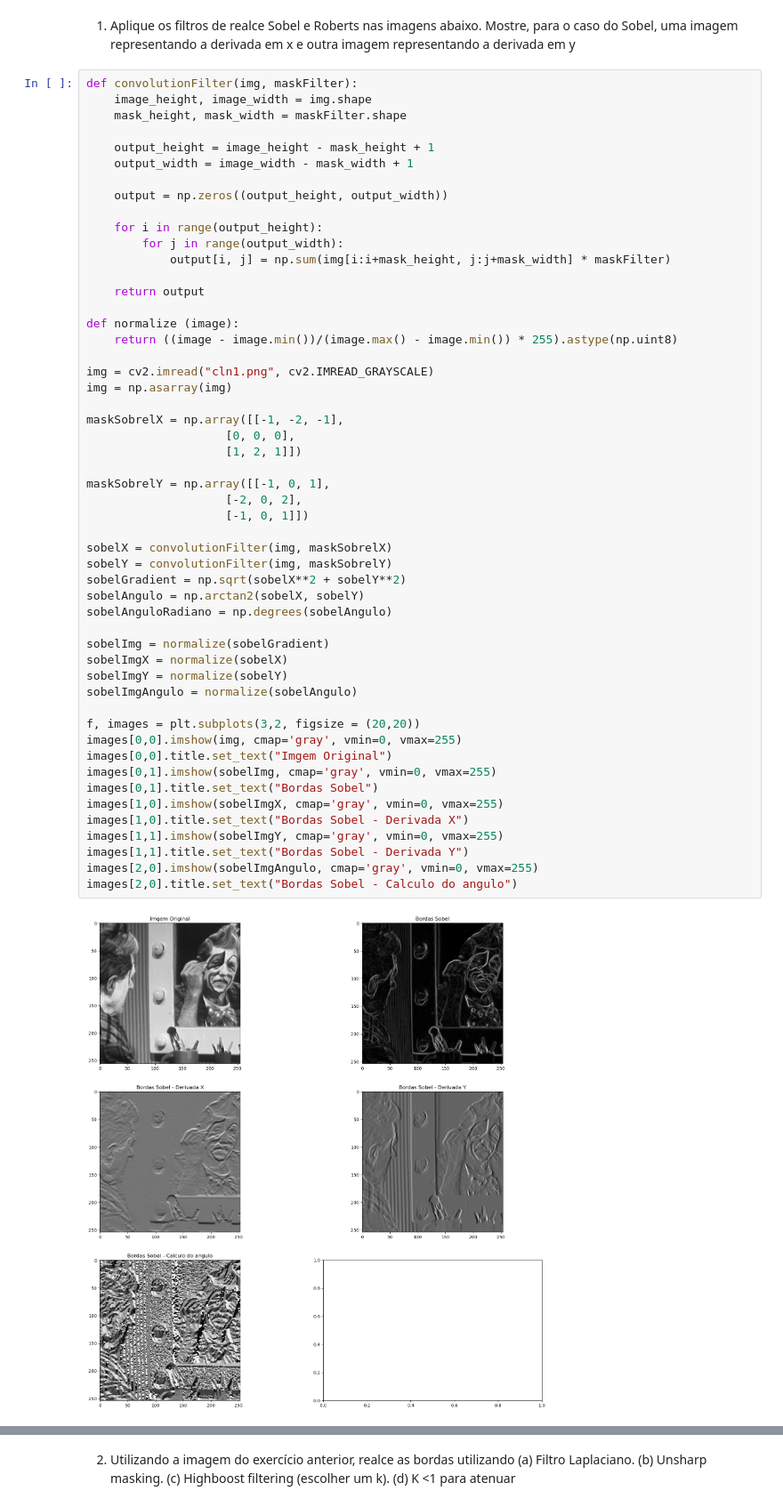
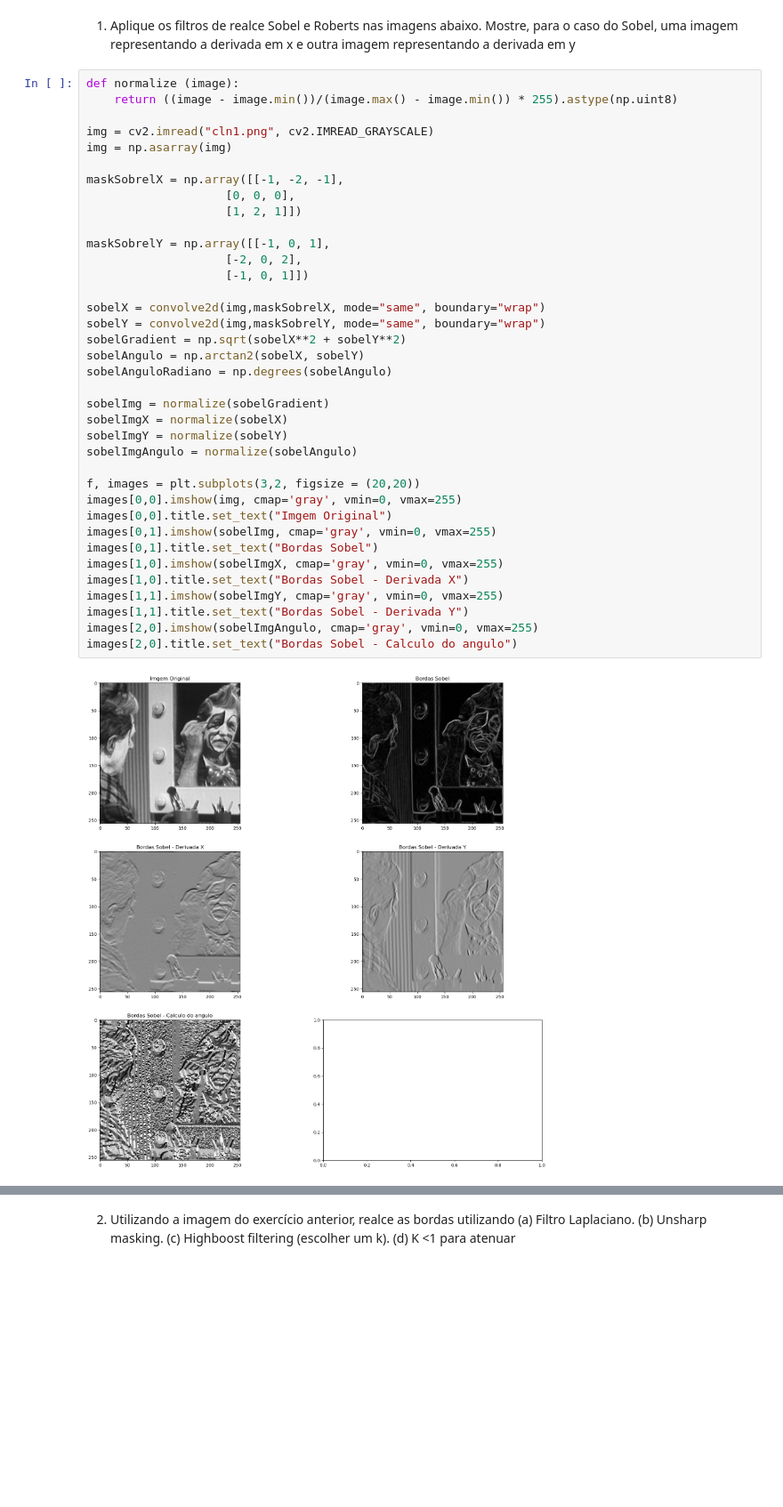
Before and after one commit to joaovtpereira/ppgco-ufu, a Jupyter notebook: Processamento Digital de Imagens/Lab05/Lab05.ipynb, the cells around one changed output, grey strips where cells are left out. Shown at 89% size. Saved outputs shown, nothing was run; the diff lists cells and outputs as text; blank space fills up the shorter version.

```diff
--- a/Processamento Digital de Imagens/Lab05/Lab05.ipynb
+++ b/Processamento Digital de Imagens/Lab05/Lab05.ipynb
@@ -10,21 +11,6 @@ import numpy as np
 # %% [markdown]
 1) Aplique os filtros de realce Sobel e Roberts nas imagens abaixo. Mostre, para o caso do Sobel, uma imagem representando a derivada em x e outra imagem representando a derivada em y
 # %%
-def convolutionFilter(img, maskFilter):
-    image_height, image_width = img.shape
-    mask_height, mask_width = maskFilter.shape
-
-    output_height = image_height - mask_height + 1
-    output_width = image_width - mask_width + 1
-
-    output = np.zeros((output_height, output_width))
-
-    for i in range(output_height):
-        for j in range(output_width):
-            output[i, j] = np.sum(img[i:i+mask_height, j:j+mask_width] * maskFilter)
-
-    return output
-
 def normalize (image):
     return ((image - image.min())/(image.max() - image.min()) * 255).astype(np.uint8)
 
@@ -33,36 +19,36 @@ img = np.asarray(img)
 
 maskSobrelX = np.array([[-1, -2, -1],
                     [0, 0, 0],
                     [1, 2, 1]])
 
 maskSobrelY = np.array([[-1, 0, 1],
                     [-2, 0, 2],
                     [-1, 0, 1]])
 
-sobelX = convolutionFilter(img, maskSobrelX)
-sobelY = convolutionFilter(img, maskSobrelY)
+sobelX = convolve2d(img,maskSobrelX, mode="same", boundary="wrap")
+sobelY = convolve2d(img,maskSobrelY, mode="same", boundary="wrap")
 sobelGradient = np.sqrt(sobelX**2 + sobelY**2)
 sobelAngulo = np.arctan2(sobelX, sobelY)
 sobelAnguloRadiano = np.degrees(sobelAngulo)
 
 sobelImg = normalize(sobelGradient)
 sobelImgX = normalize(sobelX)
 sobelImgY = normalize(sobelY)
 sobelImgAngulo = normalize(sobelAngulo)
 
 f, images = plt.subplots(3,2, figsize = (20,20))
 images[0,0].imshow(img, cmap='gray', vmin=0, vmax=255)
 images[0,0].title.set_text("Imgem Original")
 images[0,1].imshow(sobelImg, cmap='gray', vmin=0, vmax=255)
 images[0,1].title.set_text("Bordas Sobel")
 images[1,0].imshow(sobelImgX, cmap='gray', vmin=0, vmax=255)
 images[1,0].title.set_text("Bordas Sobel - Derivada X")
 images[1,1].imshow(sobelImgY, cmap='gray', vmin=0, vmax=255)
 images[1,1].title.set_text("Bordas Sobel - Derivada Y")
 images[2,0].imshow(sobelImgAngulo, cmap='gray', vmin=0, vmax=255)
 images[2,0].title.set_text("Bordas Sobel - Calculo do angulo")
 # %% [output]
-[figure, old version]
+[figure, new version]
 # %%
 img = cv2.imread("cln1.png", cv2.IMREAD_GRAYSCALE)
 img = np.asarray(img)
```
Also changed, not shown: parts of 6 cells of this notebook.
